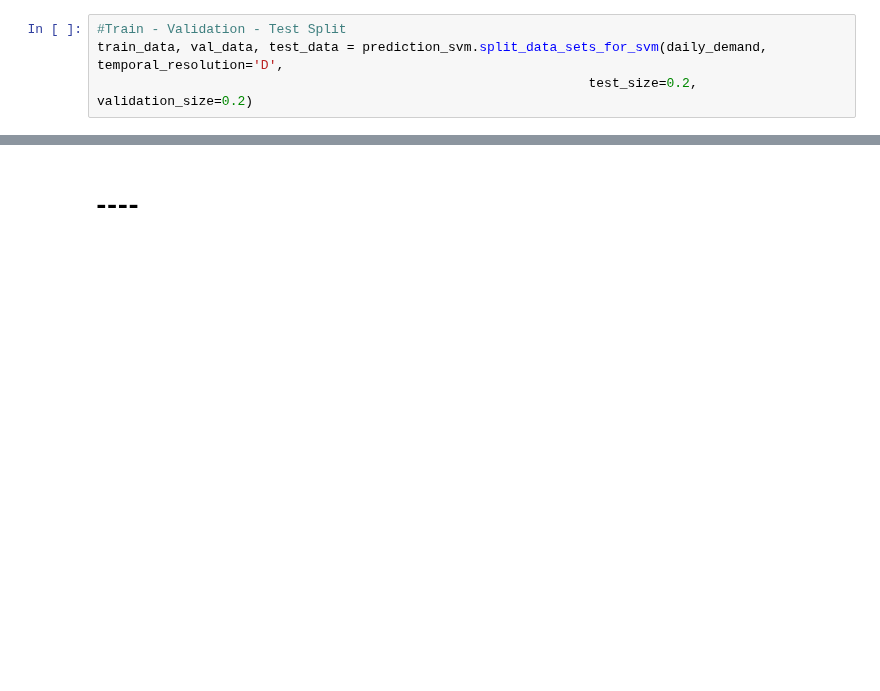
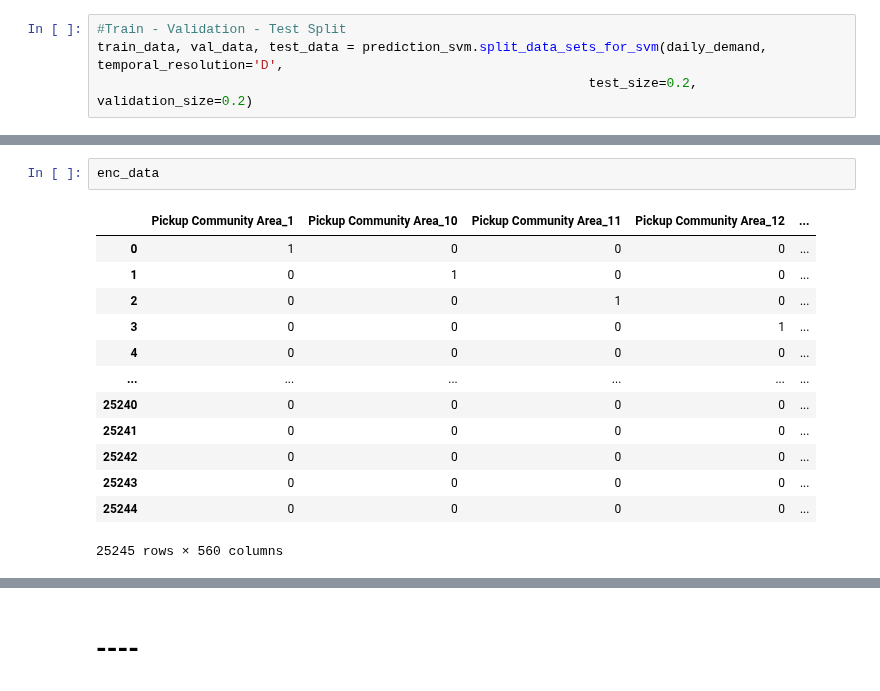
Before and after one commit to SepehrRad/aaa21, a Jupyter notebook: notebooks/prediction_svm.ipynb, the cells around one changed output, grey strips where cells are left out. Drawn from its saved outputs; the diff is of its cells as text; blank space fills up the shorter version.

```diff
--- a/notebooks/prediction_svm.ipynb
+++ b/notebooks/prediction_svm.ipynb
@@ -134,0 +169,16 @@ prediction_utils.get_prediction_scores(y_true=np.exp(y_test), y_predicted=np.exp
+# %%
+enc_data
+# %% [output]
+|  | Pickup Community Area_1 | Pickup Community Area_10 | Pickup Community Area_11 | Pickup Community Area_12 | ... |
+| 0 | 1 | 0 | 0 | 0 | ... |
+| 1 | 0 | 1 | 0 | 0 | ... |
+| 2 | 0 | 0 | 1 | 0 | ... |
+| 3 | 0 | 0 | 0 | 1 | ... |
+| 4 | 0 | 0 | 0 | 0 | ... |
+| ... | ... | ... | ... | ... | ... |
+| 25240 | 0 | 0 | 0 | 0 | ... |
+| 25241 | 0 | 0 | 0 | 0 | ... |
+| 25242 | 0 | 0 | 0 | 0 | ... |
+| 25243 | 0 | 0 | 0 | 0 | ... |
+| 25244 | 0 | 0 | 0 | 0 | ... |
+25245 rows × 560 columns
```
Also changed, not shown: parts of 9 cells of this notebook, 1 other file.
